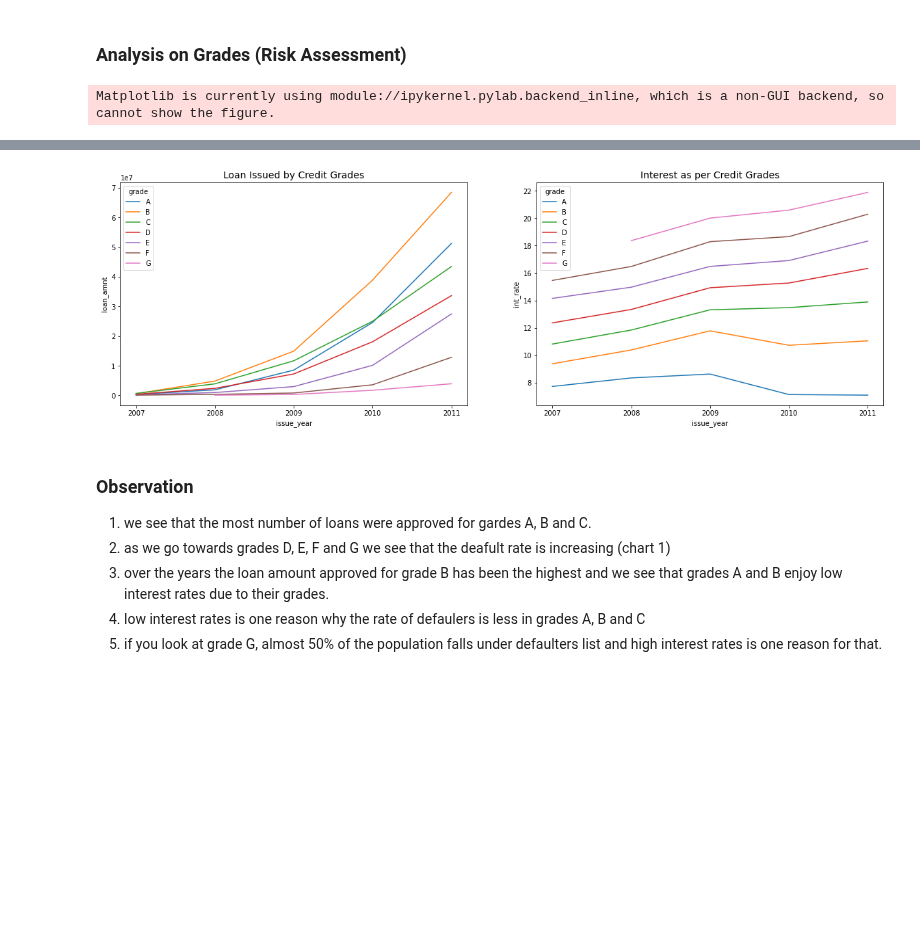
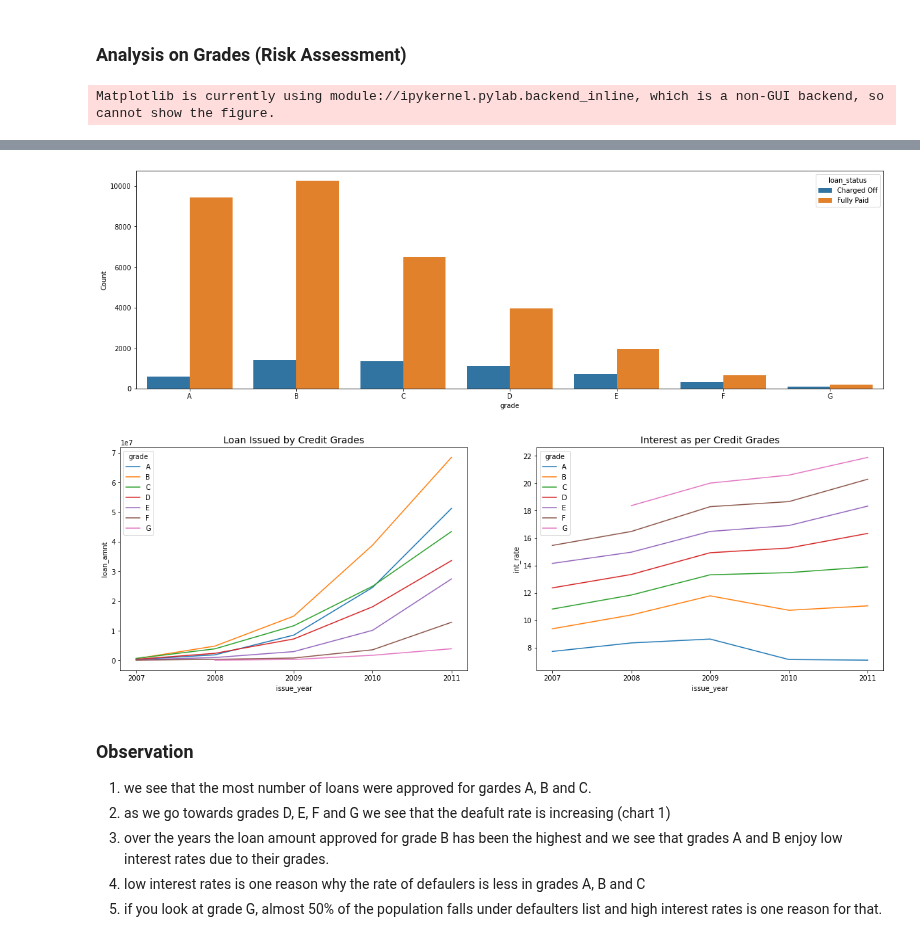
Before and after one commit to aditya-mishra25/Lending_Case_Study, a Jupyter notebook: Lending Case Study.ipynb, the cells around one changed output, grey strips where cells are left out. Cells and saved outputs as stored; diff of their text form; code cells hidden in the pictures; blank space fills up the shorter version.

```diff
--- a/Lending Case Study.ipynb
+++ b/Lending Case Study.ipynb
@@ -342,8 +337,13 @@ North East 13.43
 # %% [markdown]
 ### Analysis on Grades (Risk Assessment)
 # %%
+# grades as per loan status
+df = data[['grade','loan_status','id']].groupby(['grade','loan_status'], as_index=False).count()
+df.rename(columns={'id':'Count'}, inplace=True)
+fig,ax=plt.subplots(1,1,figsize=(20,6))
+fig = sns.barplot(data=df, x="grade", y="Count", hue="loan_status")
 # loan issued as per credit grades
-fig, ax = plt.subplots(1,2, figsize=(20,6))
+f, ax = plt.subplots(1,2, figsize=(20,6))
 df = data[['issue_year','loan_amnt','grade']].groupby(by = ['grade','issue_year'],as_index=False).sum()
 sns.lineplot(x='issue_year',y='loan_amnt',hue='grade',data=df, ax=ax[0])
 ax[0].set_title("Loan Issued by Credit Grades", fontsize=14)
@@ -351,11 +351,6 @@ ax[0].set_title("Loan Issued by Credit Grades", fontsize=14)
 df = data[['issue_year','int_rate','grade']].groupby(by = ['grade','issue_year'],as_index=False).mean()
 sns.lineplot(x="issue_year", y='int_rate', hue='grade' , data=df, ax=ax[1])
 ax[1].set_title("Interest as per Credit Grades", fontsize=14)
-fig.show()
-# grades as per loan status
-df = data[['grade','loan_status','id']].groupby(['grade','loan_status'], as_index=False).count()
-df.rename(columns={'id':'Count'}, inplace=True)
-fig = px.bar(df, x="grade", y="Count", color="loan_status", title='Count of Loans assigned as per grades')
-fig.show()
+f.show()
 # %% [output]
 Matplotlib is currently using module://ipykernel.pylab.backend_inline, which is a non-GUI backend, so cannot show the figure.
@@ -363,4 +357,5 @@ Matplotlib is currently using module://ipykernel.pylab.backend_inline, which is
-[figure, old version]
+[figure, new version]
+[figure, added]
 # %% [markdown]
 ### Observation
 1. we see that the most number of loans were approved for gardes A, B and C.
```
Also changed, not shown: parts of 16 cells of this notebook.
